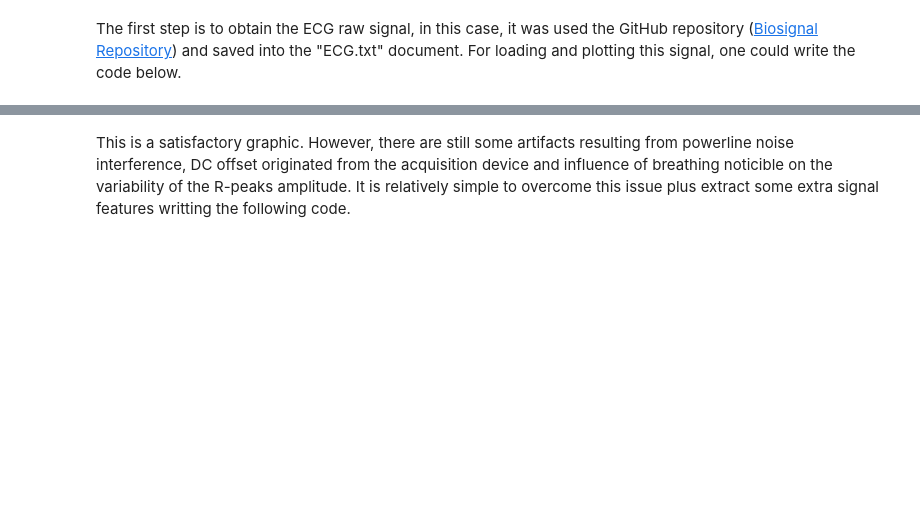
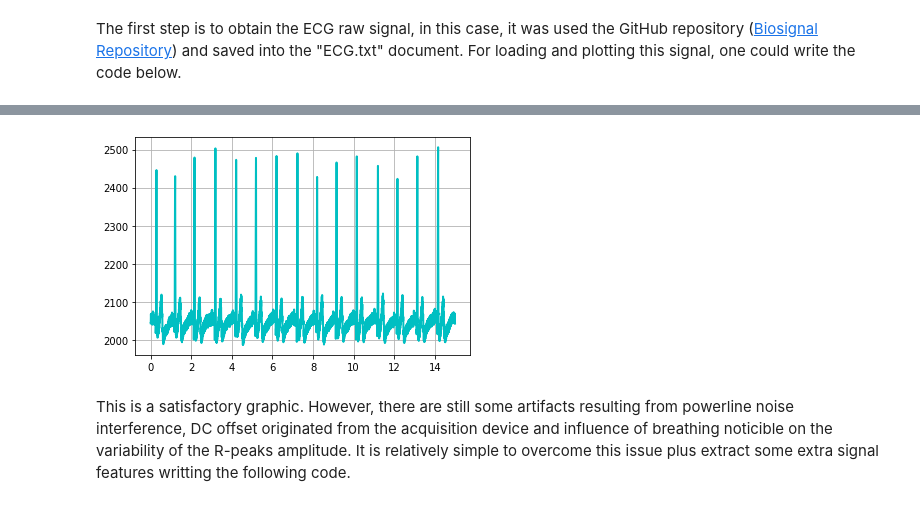
Before and after one commit to PIA-Group/ScientISST-notebooks, a Jupyter notebook: C.Signal_Processing/C010 Setup your Python workspace.ipynb, the cells around one changed output, grey strips where cells are left out. Drawn from its saved outputs; the diff is of its cells as text; code cells hidden in the pictures; blank space fills up the shorter version.

Commit message:
adding images of new ADC notebook

```diff
--- a/C.Signal_Processing/C010 Setup your Python workspace.ipynb
+++ b/C.Signal_Processing/C010 Setup your Python workspace.ipynb
@@ -451,7 +449,7 @@ import numpy as np
 import pylab as pl
 from biosppy import storage
 
-signal, mdata = storage.load_txt(r'..\X.Example_Files\ECG.txt')
+signal, mdata = storage.load_txt(r'../X.Example_Files/ECG.txt')
 Fs = mdata['sampling_rate']
 N = len(signal)  # number of samples
 T = (N - 1) / Fs  # duration
@@ -464,3 +461,4 @@ ImportError: cannot import name 'joblib' from 'sklearn.externals' (C:\Users\Asus
+[figure, added]
 # %% [markdown]
 This is a satisfactory graphic. However, there are still some artifacts resulting from powerline noise interference, DC offset originated from the acquisition device and influence of breathing noticible on the variability of the R-peaks amplitude. It is relatively simple to overcome this issue plus extract some extra signal features writting the following code.
 # %%
```
Also changed, not shown: parts of 2 cells of this notebook, 4 other files.
